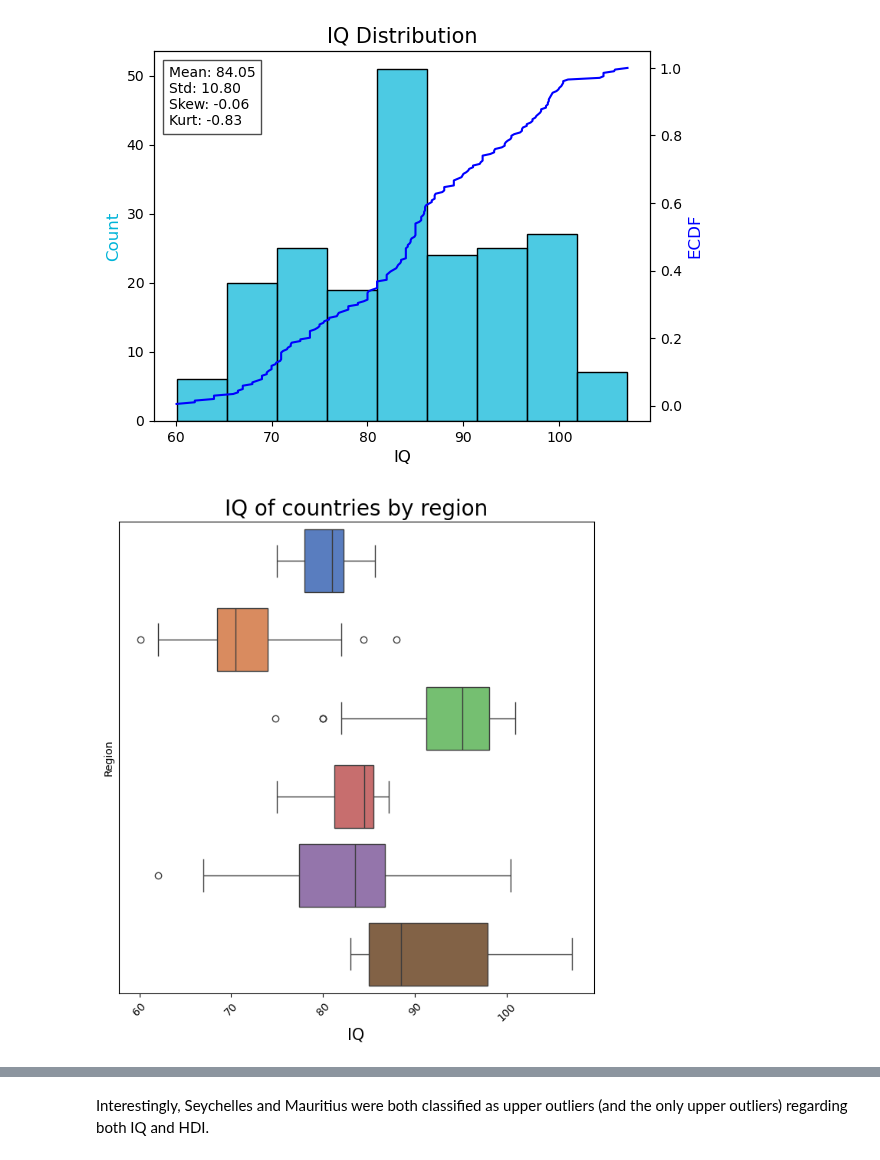
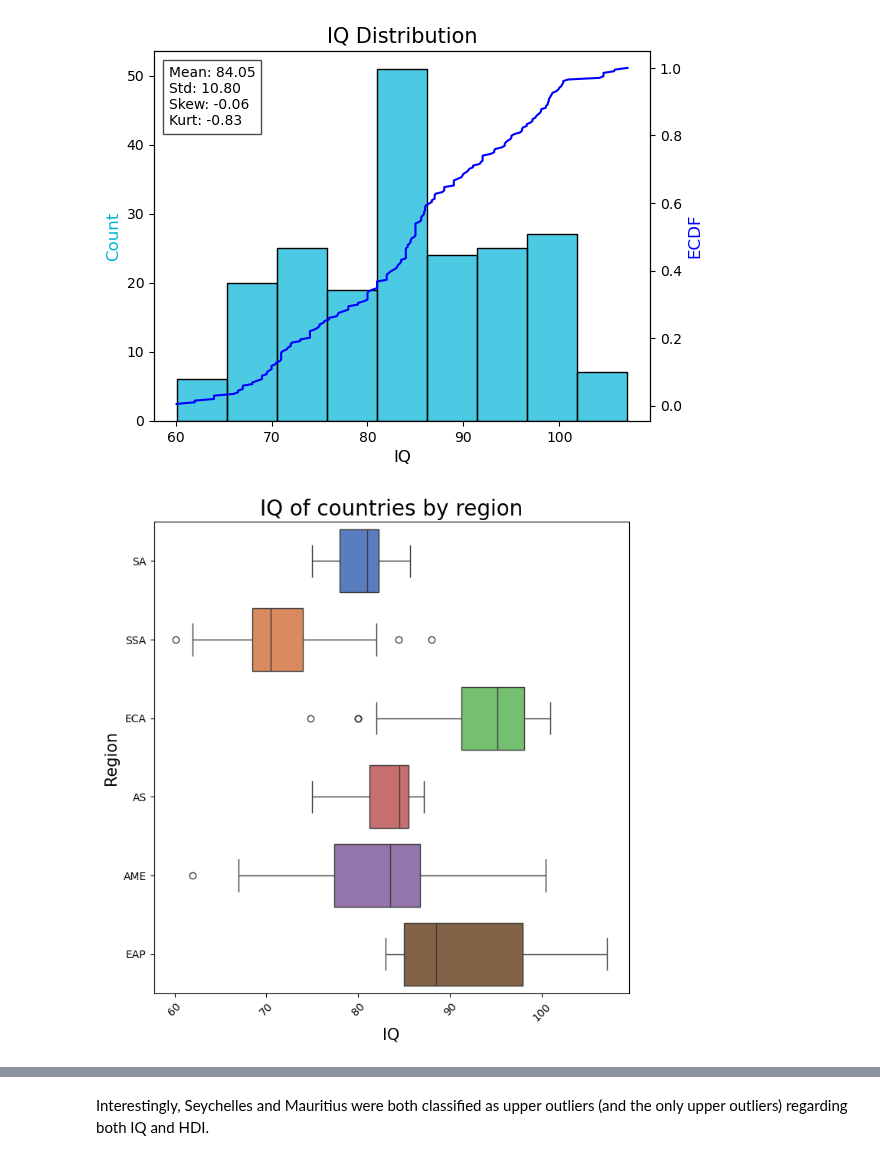
Before and after one commit to jakthehut/HDI-IQ-Analysis, a Jupyter notebook: hdi_iq_analysis.ipynb, the cells around one changed output, grey strips where cells are left out. Drawn from its saved outputs; the diff is of its cells as text; code cells hidden in the pictures.

```diff
--- a/hdi_iq_analysis.ipynb
+++ b/hdi_iq_analysis.ipynb
@@ -89,8 +59,7 @@ hdi_df.head()
 hdi_df.rename(columns={'hdi_2021': 'HDI',
                        'country': 'Country',
                        'hdicode': 'HDI Group',
-                       'region': 'Region',
-                       'hdi_rank_2021': 'HDI_Rank'}, inplace=True)
+                       'region': 'Region'}, inplace=True)
 # %% [markdown]
 ### 2.1.2 Data Cleaning
 # %%
@@ -330,12 +321,13 @@ Index(['Rank', 'Country', 'Measured IQ', 'IQ data quality', ' SchAch',
        ' Final IQ.1'],
       dtype='object')
 # %%
-columns_of_interest = ['Rank','Country', ' Final IQ']
+# Selecting the columns of interest
+columns_of_interest = ['Country', ' Final IQ']
 iq_df = iq_df[columns_of_interest]
 # %%
+# Renaming these columns
 iq_df = iq_df.rename(columns=
 {' Final IQ': 'IQ',
-'Rank': 'IQ_Rank'
 })
 # %% [markdown]
 ### 2.1.2 Data Cleaning
@@ -344,2 +335,0 @@ Since we are searching for potential biases and other correlations between the v
-# %%
-iq_df['IQ'].dropna(inplace=True)
@@ -728,20 +705,16 @@ plt.show()
 # %%
 # Create a boxplot for the HDI of the countries sorted by region
 plt.figure(figsize=(8,8))
 sns.boxplot(data=merged_df, x='IQ', y='Region', hue = 'Region', palette=color_dict)
 # Increase font of the title and the labels
 plt.title('IQ of countries by region', fontsize=20)
 plt.xlabel('IQ', fontsize=15)
+plt.ylabel('Region', fontsize=15)
 plt.xticks(rotation=45)
 
-# Remove scales from y-axis
-plt.yticks([])
-
-handles, labels = plt.gca().get_legend_handles_labels()
-plt.legend(handles, labels, frameon=False)
 plt.show()
 # %% [output]
-[figure, old version]
+[figure, new version]
 # %%
 merged_df[merged_df['Region'] == 'SSA'].sort_values(by='IQ', ascending=False).head(5)
 # %% [output]
```
Also changed, not shown: parts of 76 cells of this notebook.
